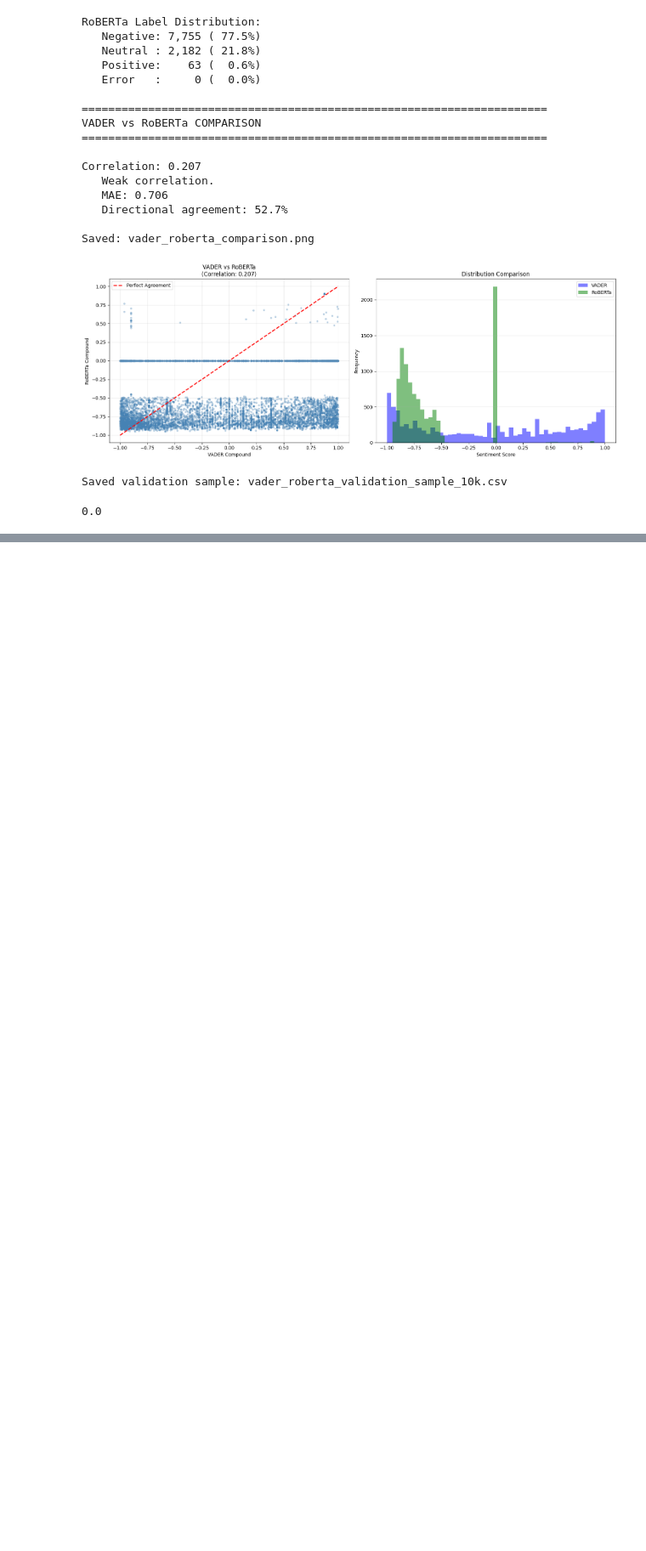
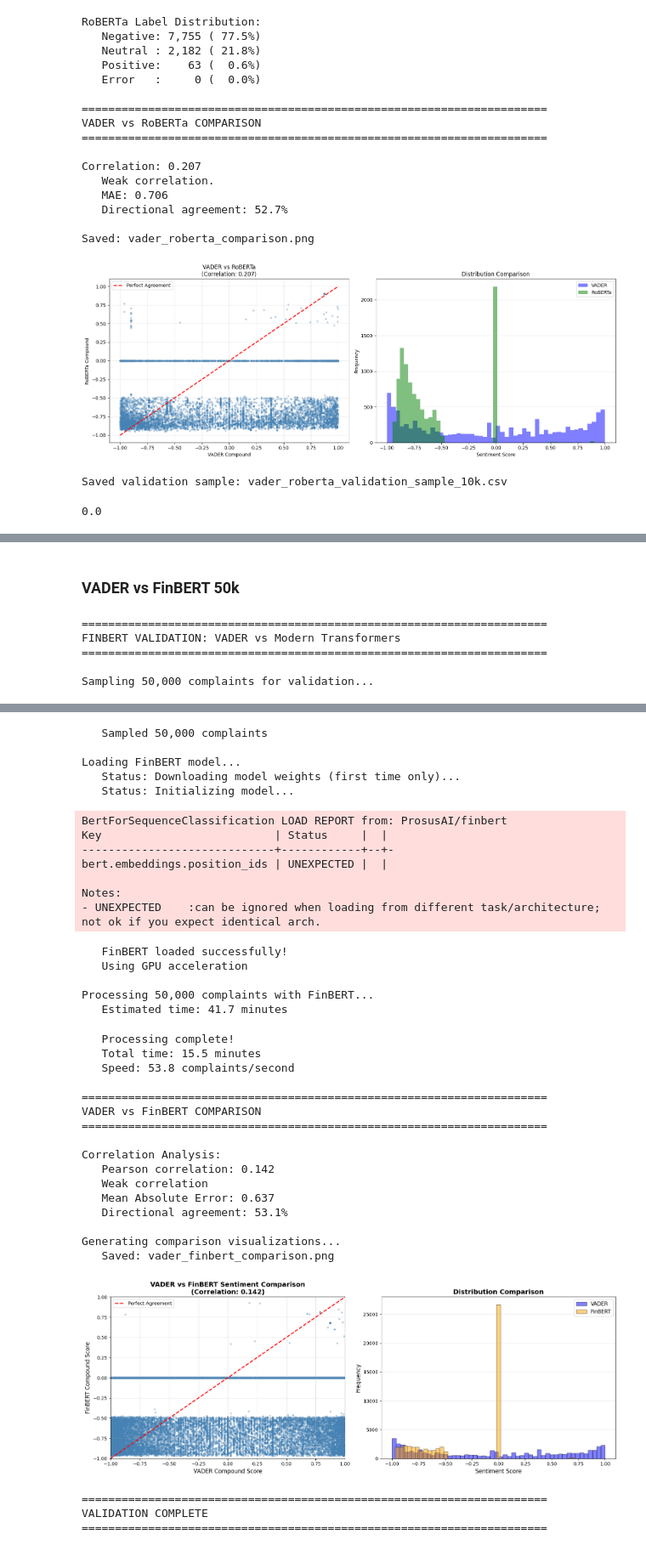
Before and after one commit to SVG3256/customer-churn-prediction-hybrid, a Jupyter notebook: 3_complaints_nlp.ipynb, the cells around one changed output, grey strips where cells are left out. Shown at 85% size. Cells and saved outputs as stored; diff of their text form; code cells hidden in the pictures; blank space fills up the shorter version.

Commit message:
Added validation of vader vs transformers for 50k sample

```diff
--- a/3_complaints_nlp.ipynb
+++ b/3_complaints_nlp.ipynb
@@ -1701,8 +1701,8 @@ def validate_vader_with_finbert(df, sample_size=5000):
         from transformers import pipeline
         import torch
 
-        # device = 0 if torch.cuda.is_available() else -1
-        device = -1
+        device = 0 if torch.cuda.is_available() else -1
+        # device = -1
 
         print("   Status: Initializing model...")
         finbert = pipeline(
@@ -2112,0 +2114,4 @@ print(p_value)
+# %%
+df = pd.read_csv('data/complaints_with_nlp_features.csv',engine="python",
+                 on_bad_lines="skip")
+df.head()
@@ -2112,0 +2125,2 @@ print(p_value)
+# %% [markdown]
+### VADER vs FinBERT 50k
@@ -2112,0 +2289,8 @@ print(p_value)
+# %%
+sample_with_finbert, correlation = validate_vader_with_finbert(df, sample_size=50000)
+# %% [output]
+======================================================================
+FINBERT VALIDATION: VADER vs Modern Transformers
+======================================================================
+
+Sampling 50,000 complaints for validation...
@@ -2112,0 +2298,37 @@ print(p_value)
+   Sampled 50,000 complaints
+
+Loading FinBERT model...
+   Status: Downloading model weights (first time only)...
+   Status: Initializing model...
+BertForSequenceClassification LOAD REPORT from: ProsusAI/finbert
+Key                          | Status     |  |
+-----------------------------+------------+--+-
+bert.embeddings.position_ids | UNEXPECTED |  |
+
+Notes:
+- UNEXPECTED    :can be ignored when loading from different task/architecture; not ok if you expect identical arch.
+   FinBERT loaded successfully!
+   Using GPU acceleration
+
+Processing 50,000 complaints with FinBERT...
+   Estimated time: 41.7 minutes
+   Processing complete!
+   Total time: 15.5 minutes
+   Speed: 53.8 complaints/second
+
+======================================================================
+VADER vs FinBERT COMPARISON
+======================================================================
+
+Correlation Analysis:
+   Pearson correlation: 0.142
+   Weak correlation
+   Mean Absolute Error: 0.637
+   Directional agreement: 53.1%
+
+Generating comparison visualizations...
+   Saved: vader_finbert_comparison.png
+[figure, added]
+======================================================================
+VALIDATION COMPLETE
+======================================================================
```
Also changed, not shown: parts of 12 cells of this notebook, 4 other files.
